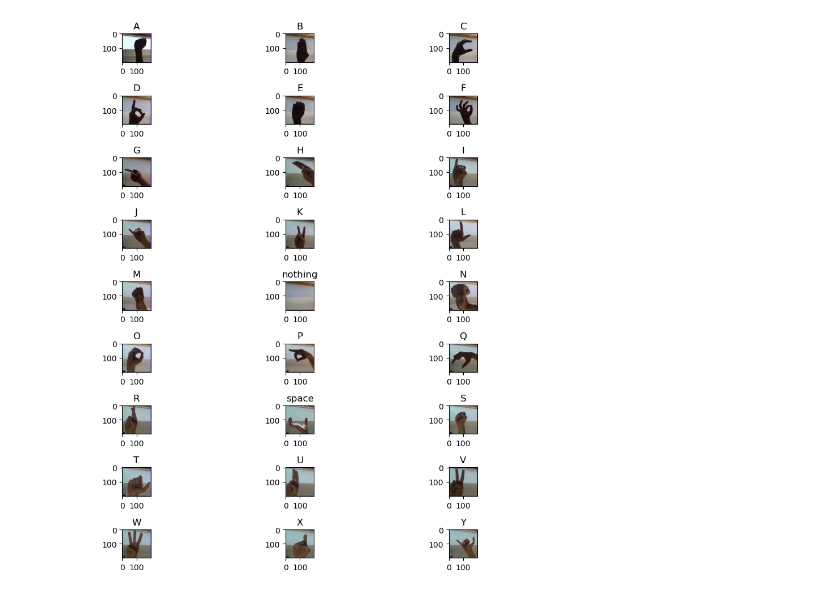
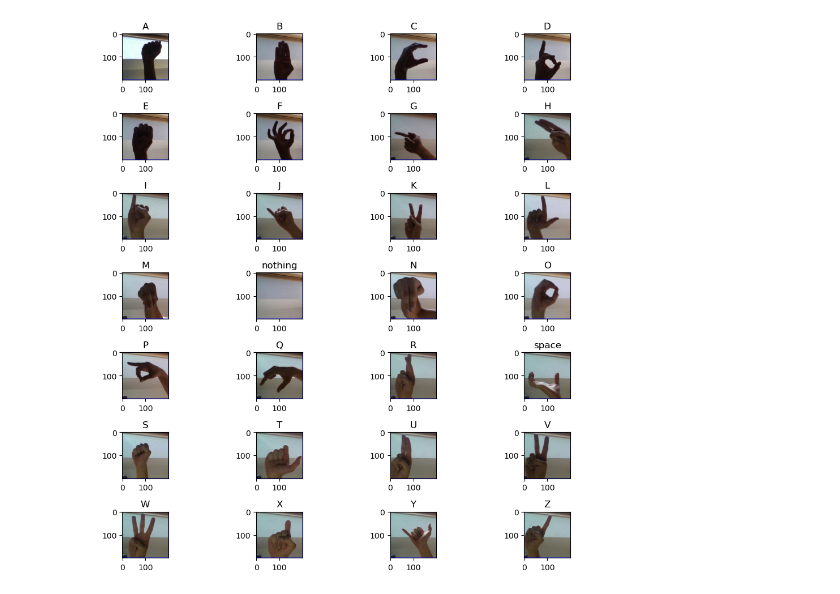
Before and after one commit to HelenChen001/Detecting-Sign-Language, a Jupyter notebook: final_project.ipynb, the cells around one changed output. Cells and saved outputs as stored; diff of their text form; code cells hidden in the pictures.

Commit message:
changed function name, and correctly plotted all images

```diff
--- a/final_project.ipynb
+++ b/final_project.ipynb
@@ -6,7 +6,7 @@ from PIL import Image
 import numpy as np
 import matplotlib.pyplot as plt
 # %%
-def load_dataset(image_directory):
+def load_images(image_directory):
     # Get the list of image file names
     image_files = [f for f in os.listdir(image_directory) if f.endswith('.jpg') or f.endswith('.png')]
 
@@ -28,16 +28,16 @@ def load_dataset(image_directory):
 
     return images, labels
 # %%
-signs, labels = load_dataset("images")
+signs, labels = load_images("images")
 
 plt.figure(figsize=(10,10))
 
 for i, (image, label) in enumerate(zip(signs, labels)):
-    if i < 27:
-        plt.subplot(9, 3, i + 1)
+    if i < 28:
+        plt.subplot(7, 4, i + 1)
         plt.imshow(image)
         plt.title(label)
 plt.tight_layout()
 plt.show()
 # %% [output]
-[figure, old version]
+[figure, new version]
```
